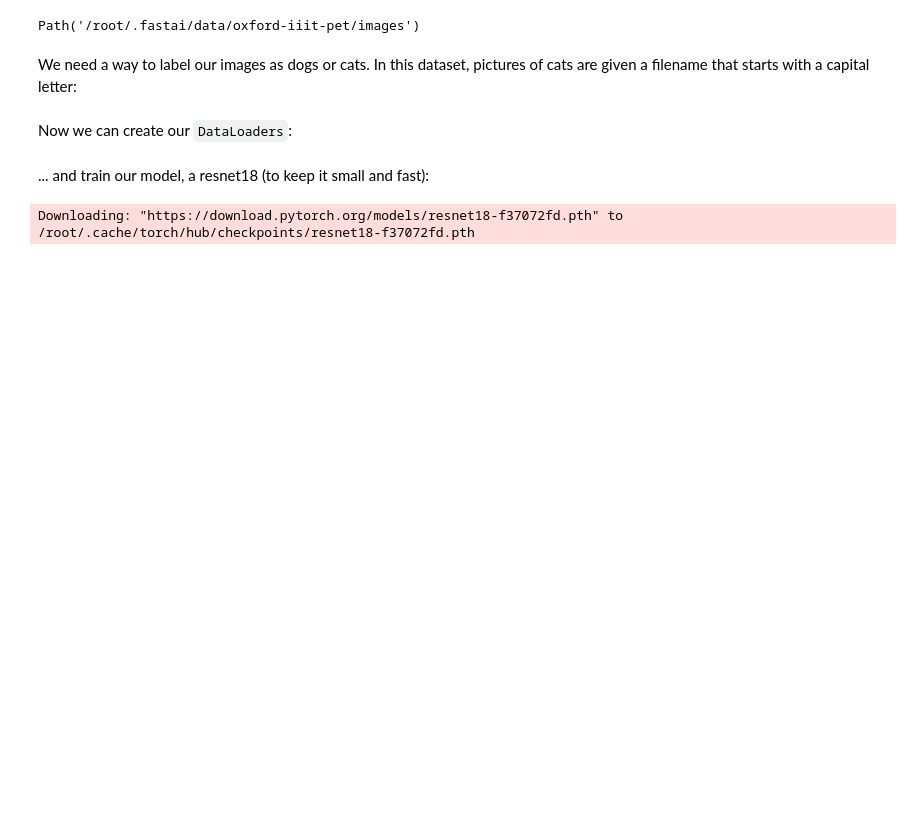
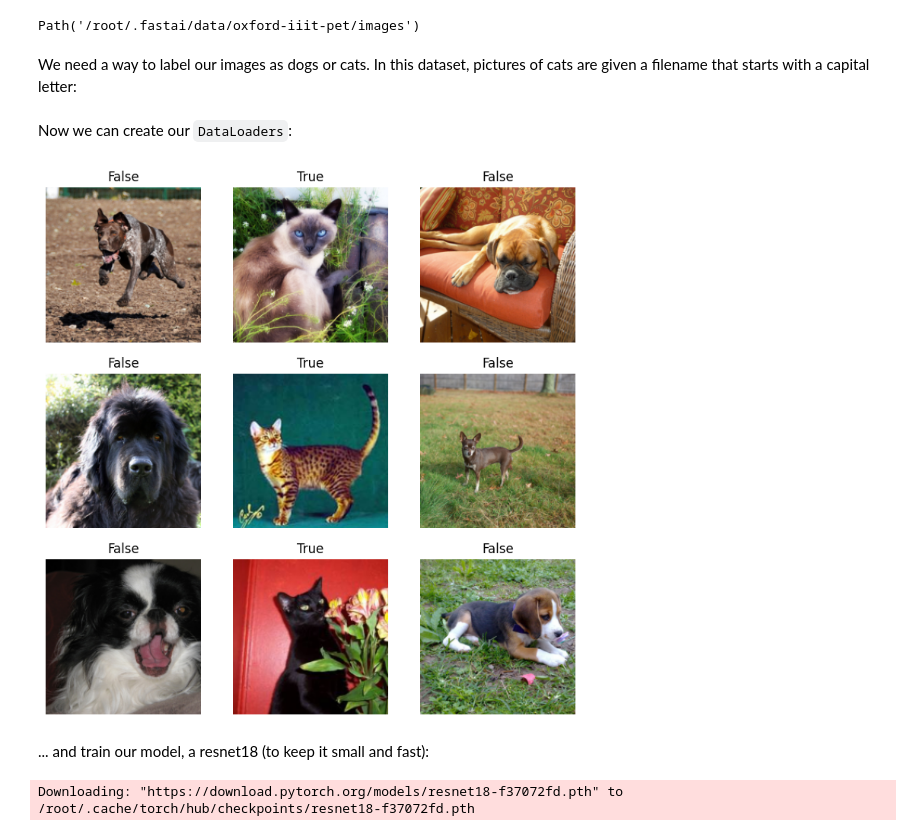
Before and after one commit to StefanoZaghi1987/ML, a Jupyter notebook: SavingFastAIModel/saving-a-basic-fastai-model.ipynb, the cells around one changed output. Drawn from its saved outputs; the diff is of its cells as text; code cells hidden in the pictures; blank space fills up the shorter version.

```diff
--- a/SavingFastAIModel/saving-a-basic-fastai-model.ipynb
+++ b/SavingFastAIModel/saving-a-basic-fastai-model.ipynb
@@ -25,8 +26,12 @@ Now we can create our `DataLoaders`:
 # %%
 dls = ImageDataLoaders.from_name_func('.',
     get_image_files(path), valid_pct=0.2, seed=42,
     label_func=is_cat,
     item_tfms=Resize(192))
+
+dls.show_batch()
+# %% [output]
+[figure, added]
 # %% [markdown]
 ... and train our model, a resnet18 (to keep it small and fast):
 # %%
```
Also changed, not shown: parts of 2 cells of this notebook, 1 other file.
